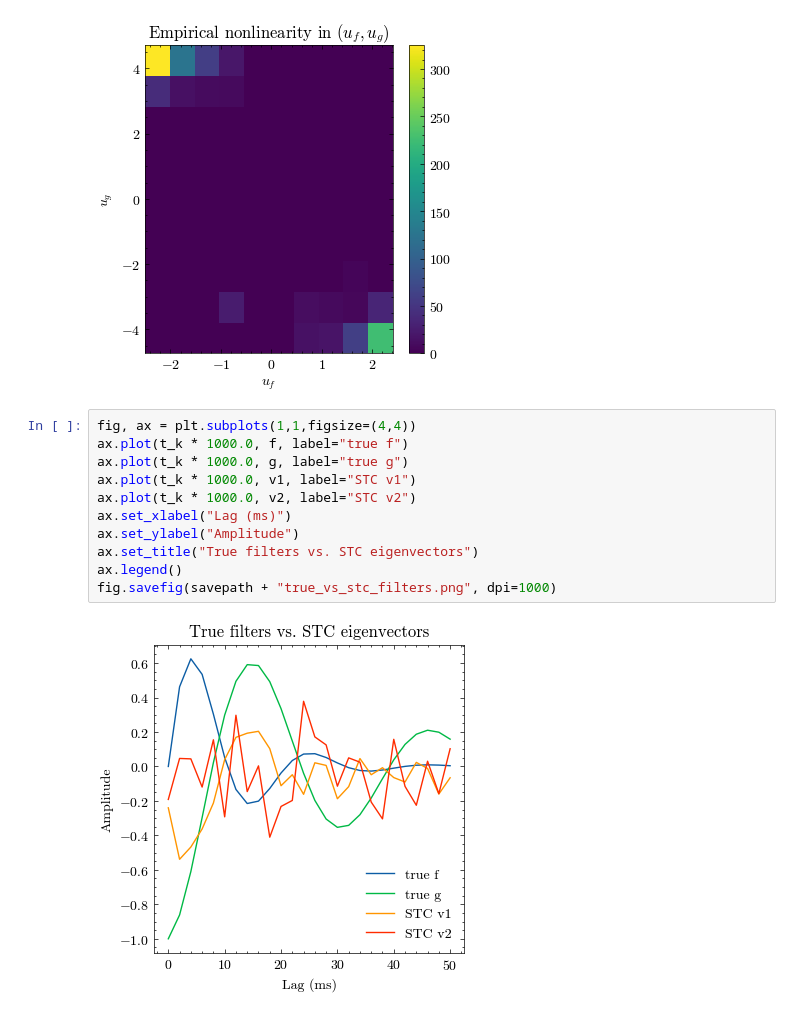
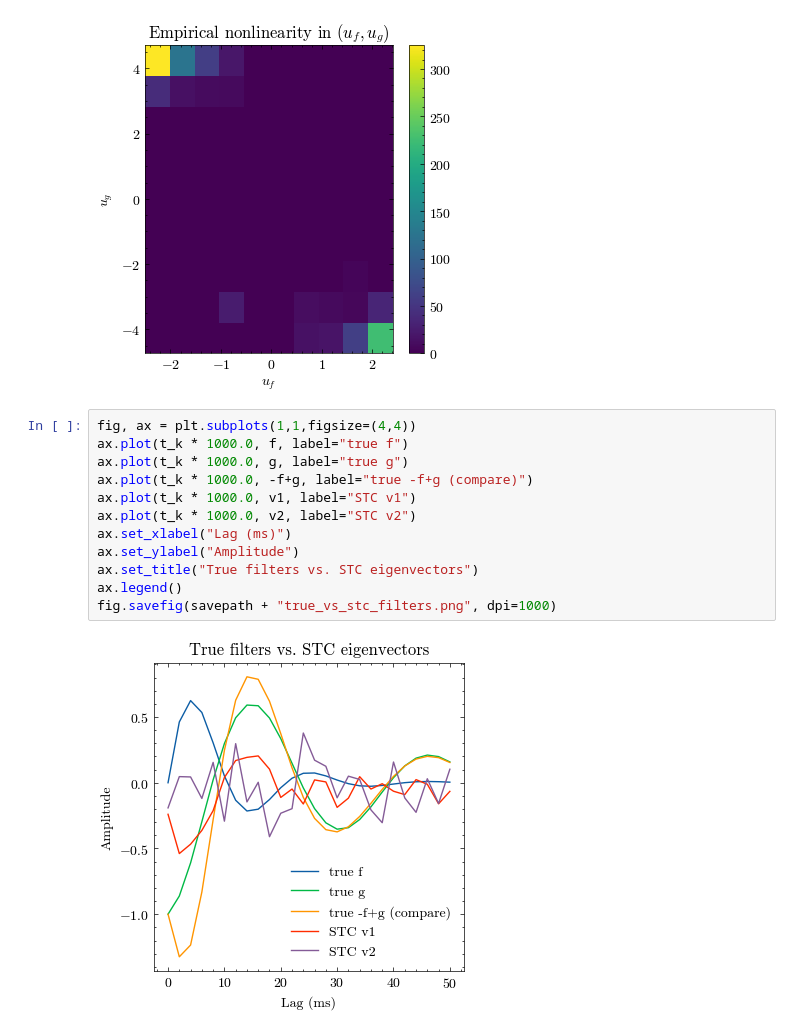
Before and after one commit to StevenZhang0116/MCN2025, a Jupyter notebook: ProblemSets/P1Q3.ipynb, the cells around one changed output. Saved outputs shown, nothing was run; the diff lists cells and outputs as text.

```diff
--- a/ProblemSets/P1Q3.ipynb
+++ b/ProblemSets/P1Q3.ipynb
@@ -456,14 +459,15 @@ fig.savefig(savepath + "empirical_nonlinearity.png", dpi=1000)
 # %%
 fig, ax = plt.subplots(1,1,figsize=(4,4))
 ax.plot(t_k * 1000.0, f, label="true f")
 ax.plot(t_k * 1000.0, g, label="true g")
+ax.plot(t_k * 1000.0, -f+g, label="true -f+g (compare)")
 ax.plot(t_k * 1000.0, v1, label="STC v1")
 ax.plot(t_k * 1000.0, v2, label="STC v2")
 ax.set_xlabel("Lag (ms)")
 ax.set_ylabel("Amplitude")
 ax.set_title("True filters vs. STC eigenvectors")
 ax.legend()
 fig.savefig(savepath + "true_vs_stc_filters.png", dpi=1000)
 # %% [output]
-[figure, old version]
+[figure, new version]
 # %% [markdown]
```
Also changed, not shown: parts of 11 cells of this notebook, 7 other files.
